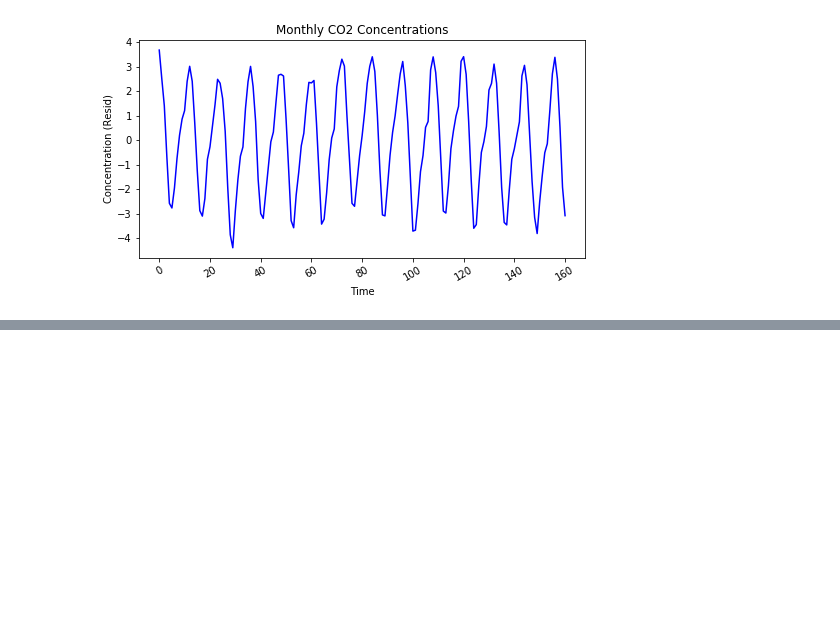
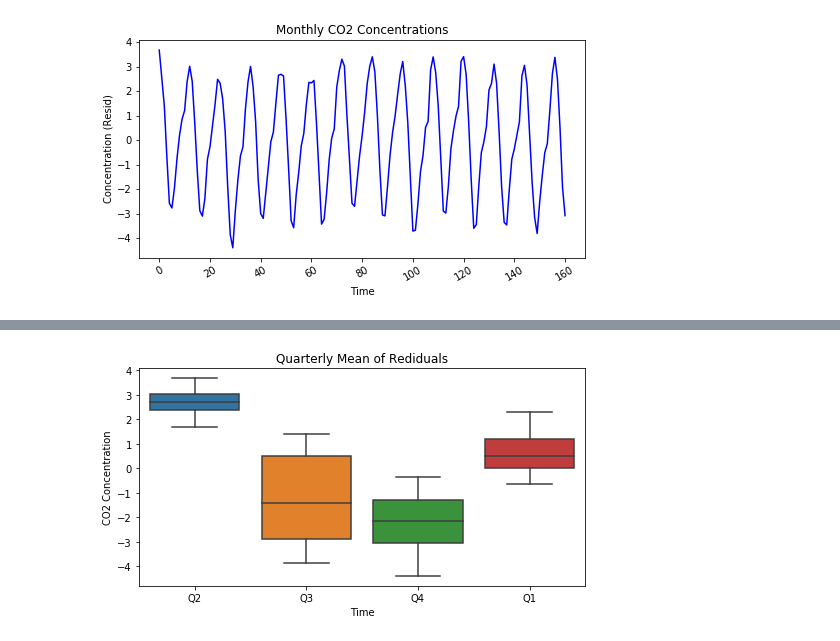
Before and after one commit to damiansp/TS, a Jupyter notebook: python/practical_TSA/01_basics/internal_structure_of_TS.py.ipynb, the cells around one changed output, grey strips where cells are left out. Saved outputs shown, nothing was run; the diff lists cells and outputs as text; code cells hidden in the pictures; blank space fills up the shorter version.

```diff
--- a/python/practical_TSA/01_basics/internal_structure_of_TS.py.ipynb
+++ b/python/practical_TSA/01_basics/internal_structure_of_TS.py.ipynb
@@ -53,0 +95,8 @@ plt.xticks(rotation=30);
+# %%
+plt.figure(figsize=(8, 4))
+g = sns.boxplot(data=data, y='Residuals', x='Quarter')
+g.set_title('Quarterly Mean of Rediduals')
+g.set_xlabel('Time')
+g.set_ylabel('CO2 Concentration');
+# %% [output]
+[figure, added]
```
Also changed, not shown: parts of 6 cells of this notebook.
